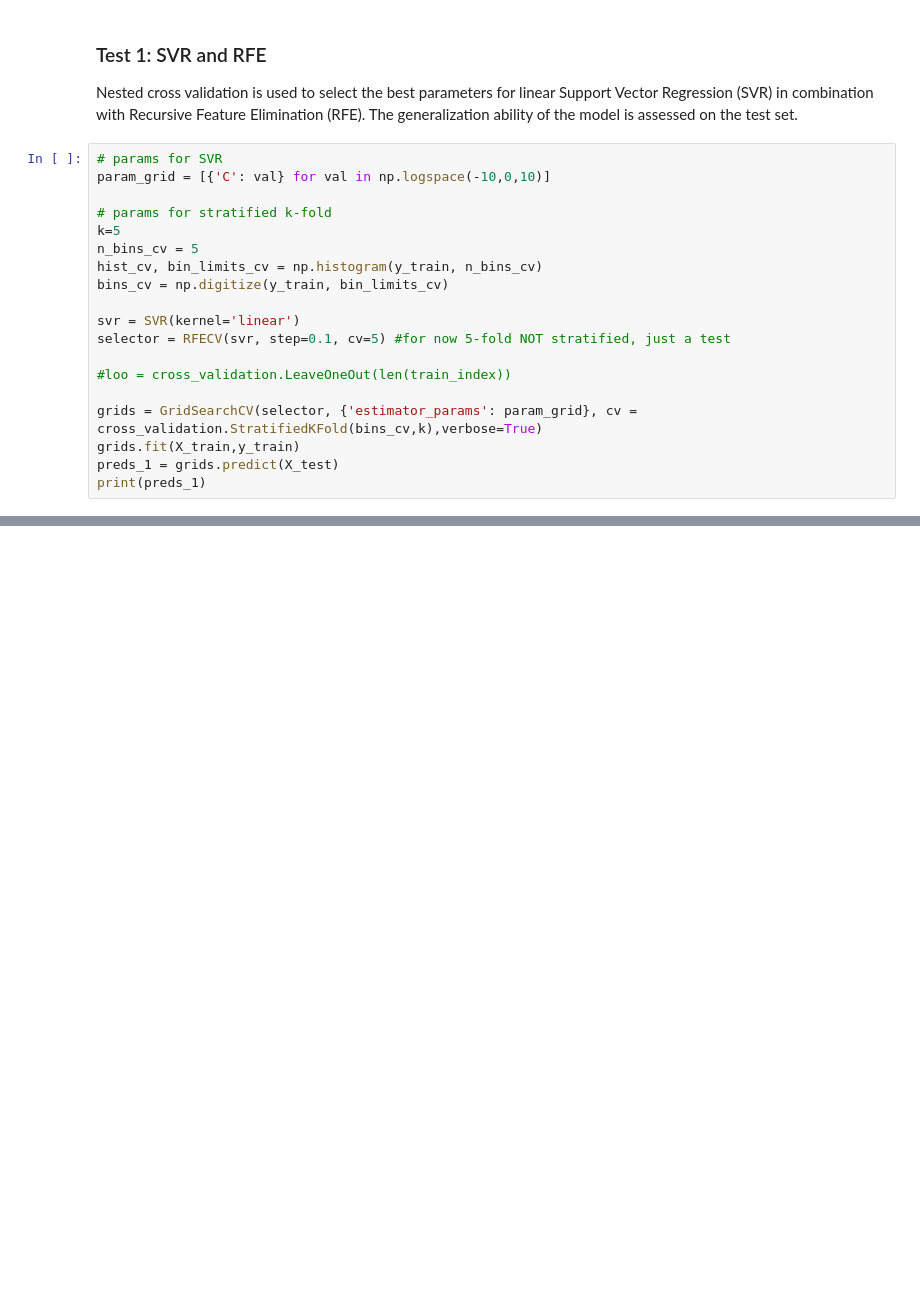
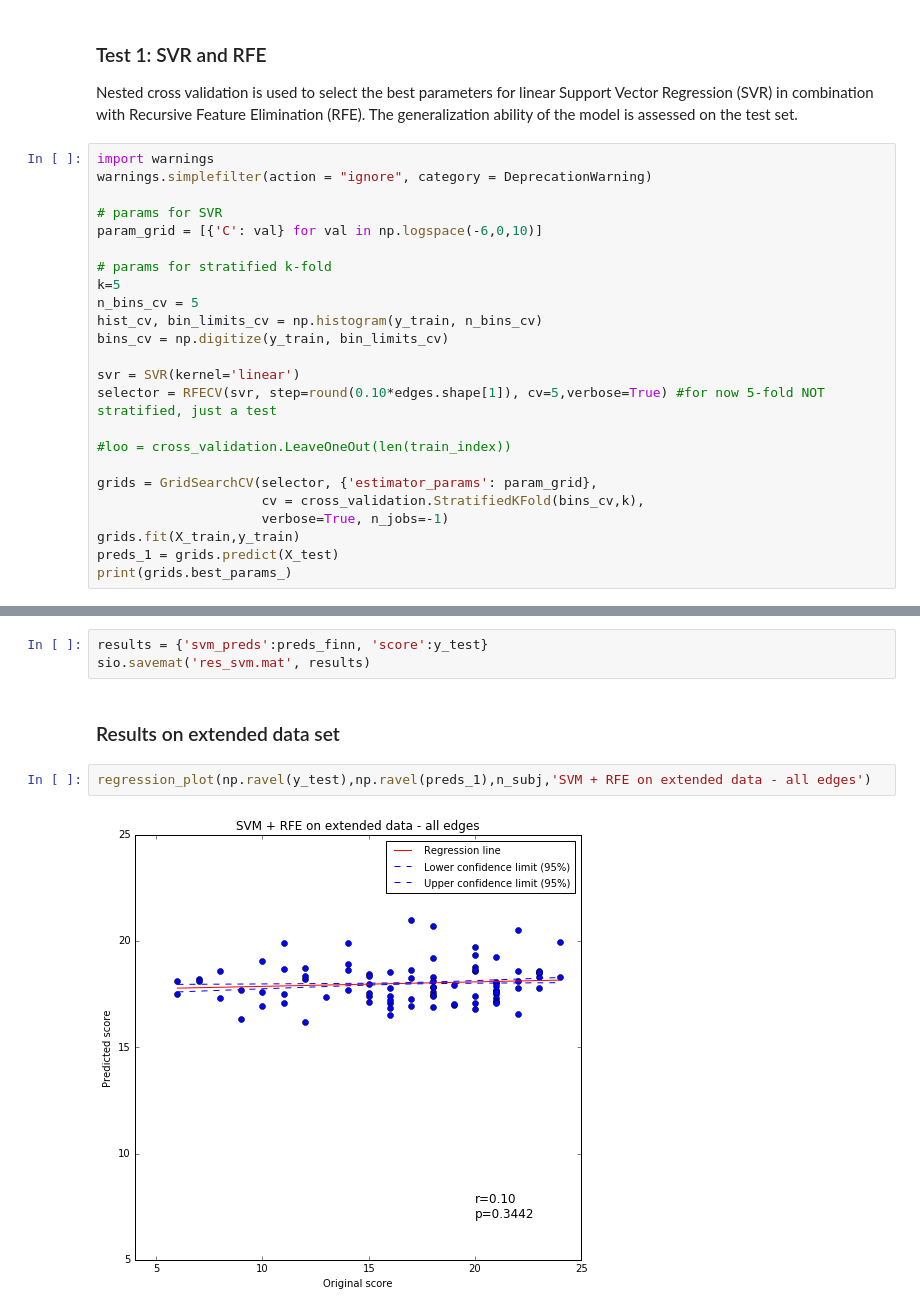
Before and after one commit to paola-g/iq_prediction, a Jupyter notebook: svm_ext.ipynb, the cells around one changed output, grey strips where cells are left out. Drawn from its saved outputs; the diff is of its cells as text; blank space fills up the shorter version.

```diff
--- a/svm_ext.ipynb
+++ b/svm_ext.ipynb
@@ -182,8 +182,11 @@ plt.show()
 ### Test 1: SVR and RFE
 Nested cross validation is used to select the best parameters for linear Support Vector Regression (SVR) in combination with Recursive Feature Elimination (RFE). The generalization ability of the model is assessed on the test set.
 # %%
+import warnings
+warnings.simplefilter(action = "ignore", category = DeprecationWarning)
+
 # params for SVR
-param_grid = [{'C': val} for val in np.logspace(-10,0,10)]
+param_grid = [{'C': val} for val in np.logspace(-6,0,10)]
 
 # params for stratified k-fold
 k=5
@@ -192,13 +195,15 @@ hist_cv, bin_limits_cv = np.histogram(y_train, n_bins_cv)
 bins_cv = np.digitize(y_train, bin_limits_cv)
 
 svr = SVR(kernel='linear')
-selector = RFECV(svr, step=0.1, cv=5) #for now 5-fold NOT stratified, just a test
+selector = RFECV(svr, step=round(0.10*edges.shape[1]), cv=5,verbose=True) #for now 5-fold NOT stratified, just a test
 
 #loo = cross_validation.LeaveOneOut(len(train_index))
 
-grids = GridSearchCV(selector, {'estimator_params': param_grid}, cv = cross_validation.StratifiedKFold(bins_cv,k),verbose=True)
+grids = GridSearchCV(selector, {'estimator_params': param_grid},
+                     cv = cross_validation.StratifiedKFold(bins_cv,k),
+                     verbose=True, n_jobs=-1)
 grids.fit(X_train,y_train)
 preds_1 = grids.predict(X_test)
-print(preds_1)
+print(grids.best_params_)
 # %% [output]
 Fitting 5 folds for each of 10 candidates, totalling 50 fits
@@ -204,0 +234,9 @@ Fitting 5 folds for each of 10 candidates, totalling 50 fits
+# %%
+results = {'svm_preds':preds_finn, 'score':y_test}
+sio.savemat('res_svm.mat', results)
+# %% [markdown]
+### Results on extended data set
+# %%
+regression_plot(np.ravel(y_test),np.ravel(preds_1),n_subj,'SVM + RFE on extended data - all edges')
+# %% [output]
+[figure, added]
```
Also changed, not shown: parts of 5 cells of this notebook.
